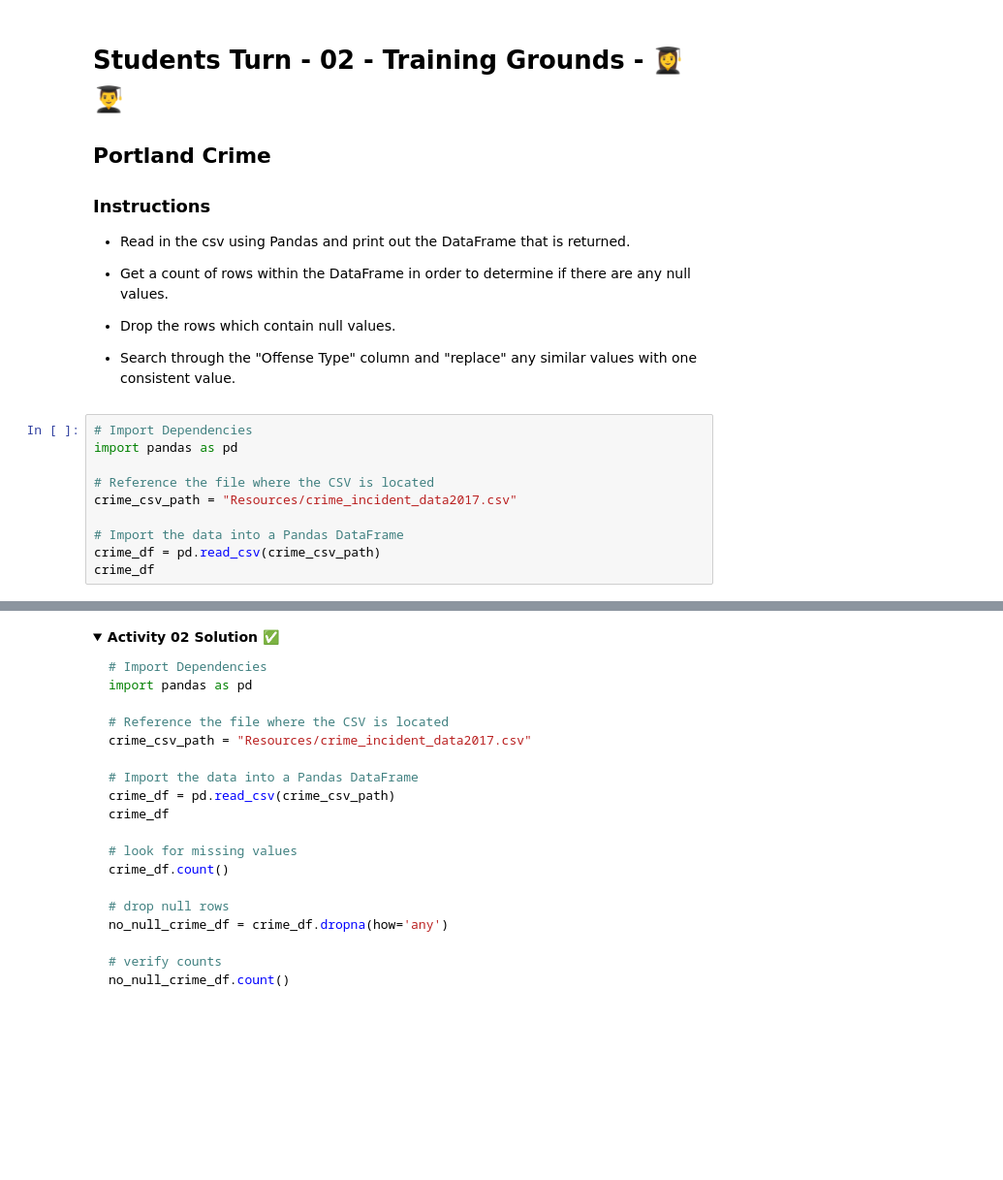
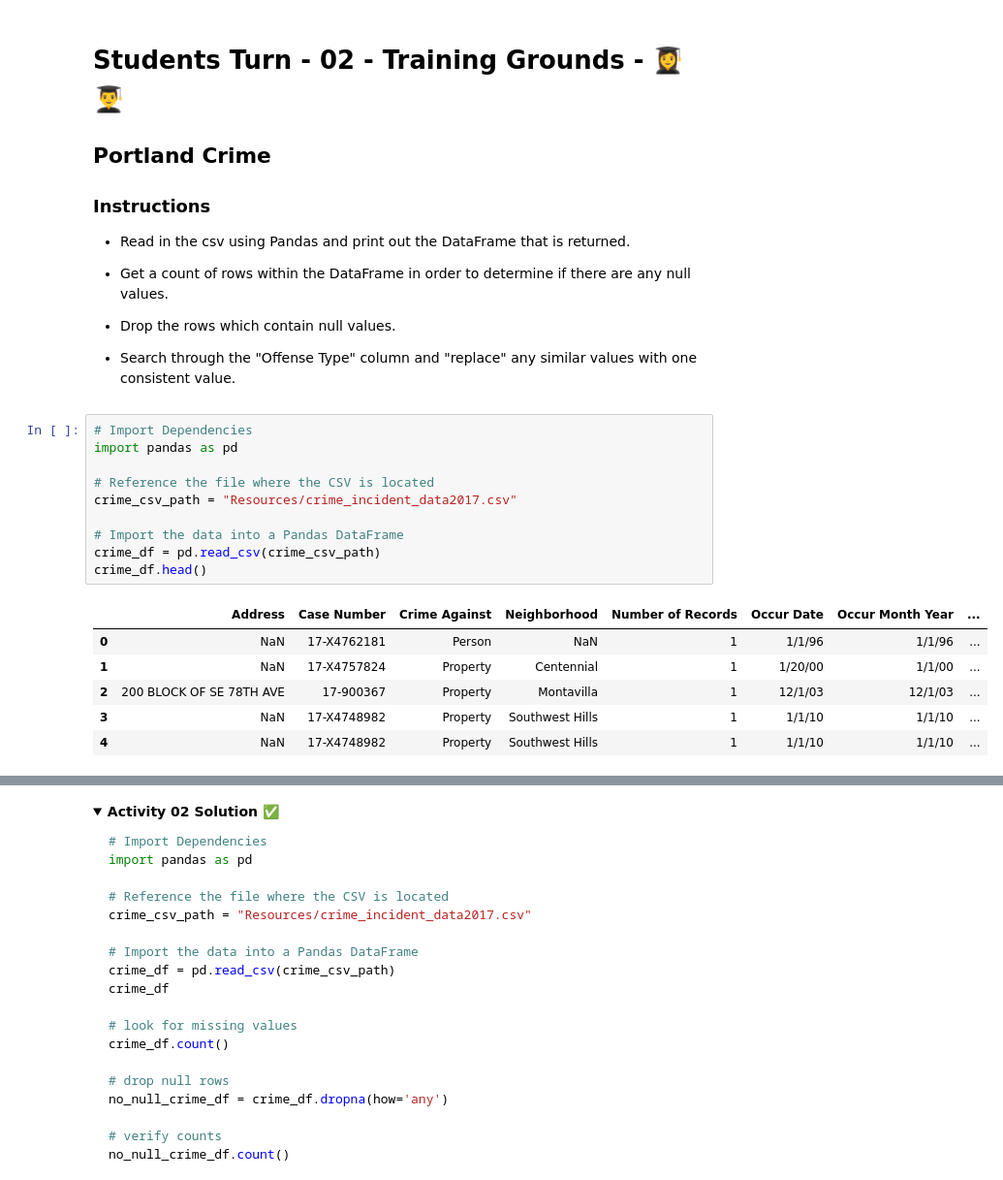
Before and after one commit to AfroQ/Pandas_Activities, a Jupyter notebook: Pandas_Notebook/Pandas_Notebook-Day-02.ipynb, the cells around one changed output, grey strips where cells are left out. Shown: that part at 97% size. Cells and saved outputs as stored; diff of their text form; folded sections open; blank space fills up the shorter version.

```diff
--- a/Pandas_Notebook/Pandas_Notebook-Day-02.ipynb
+++ b/Pandas_Notebook/Pandas_Notebook-Day-02.ipynb
@@ -70,12 +139,19 @@ df.describe()
 # %%
 # Import Dependencies
 import pandas as pd
 
 # Reference the file where the CSV is located
 crime_csv_path = "Resources/crime_incident_data2017.csv"
 
 # Import the data into a Pandas DataFrame
 crime_df = pd.read_csv(crime_csv_path)
-crime_df
+crime_df.head()
+# %% [output]
+|  | Address | Case Number | Crime Against | Neighborhood | Number of Records | Occur Date | Occur Month Year | ... |
+| 0 | NaN | 17-X4762181 | Person | NaN | 1 | 1/1/96 | 1/1/96 | ... |
+| 1 | NaN | 17-X4757824 | Property | Centennial | 1 | 1/20/00 | 1/1/00 | ... |
+| 2 | 200 BLOCK OF SE 78TH AVE | 17-900367 | Property | Montavilla | 1 | 12/1/03 | 12/1/03 | ... |
+| 3 | NaN | 17-X4748982 | Property | Southwest Hills | 1 | 1/1/10 | 1/1/10 | ... |
+| 4 | NaN | 17-X4748982 | Property | Southwest Hills | 1 | 1/1/10 | 1/1/10 | ... |
 # %%
 # look for missing values
```
Also changed, not shown: parts of 51 cells of this notebook, 3 other files.
